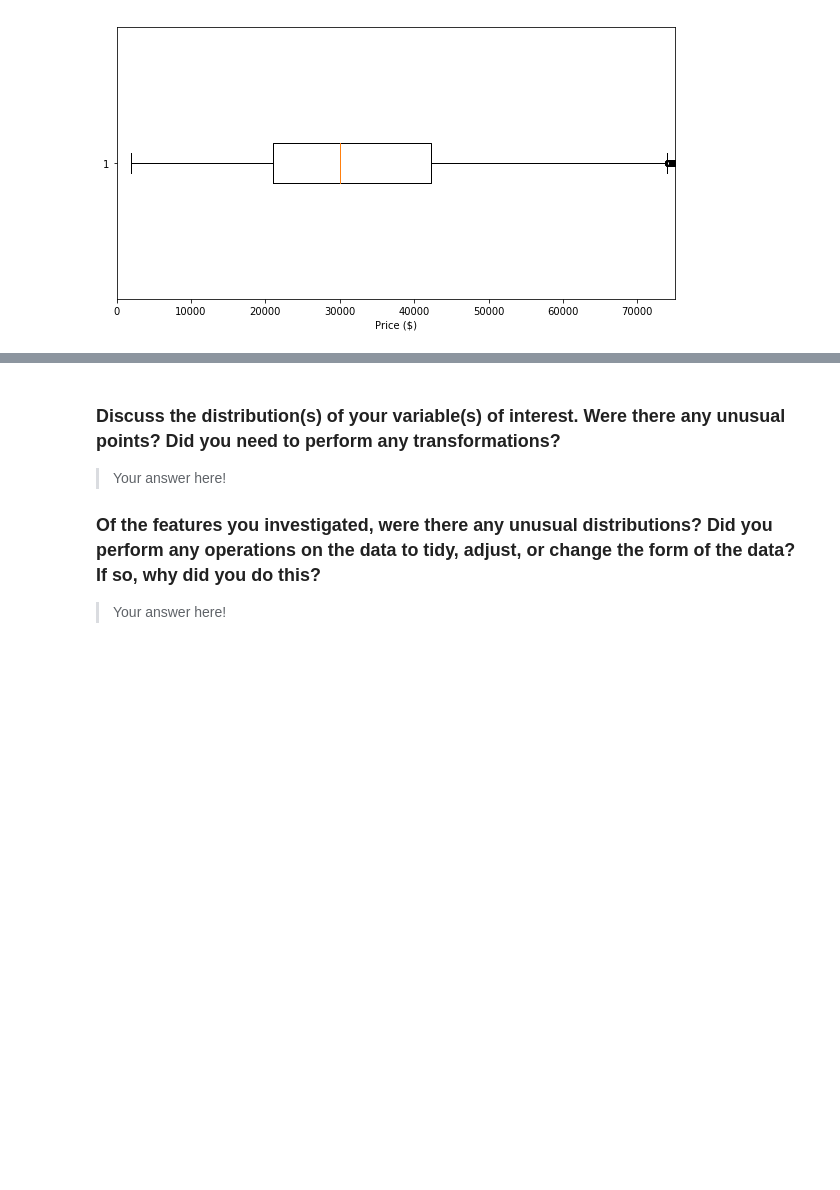
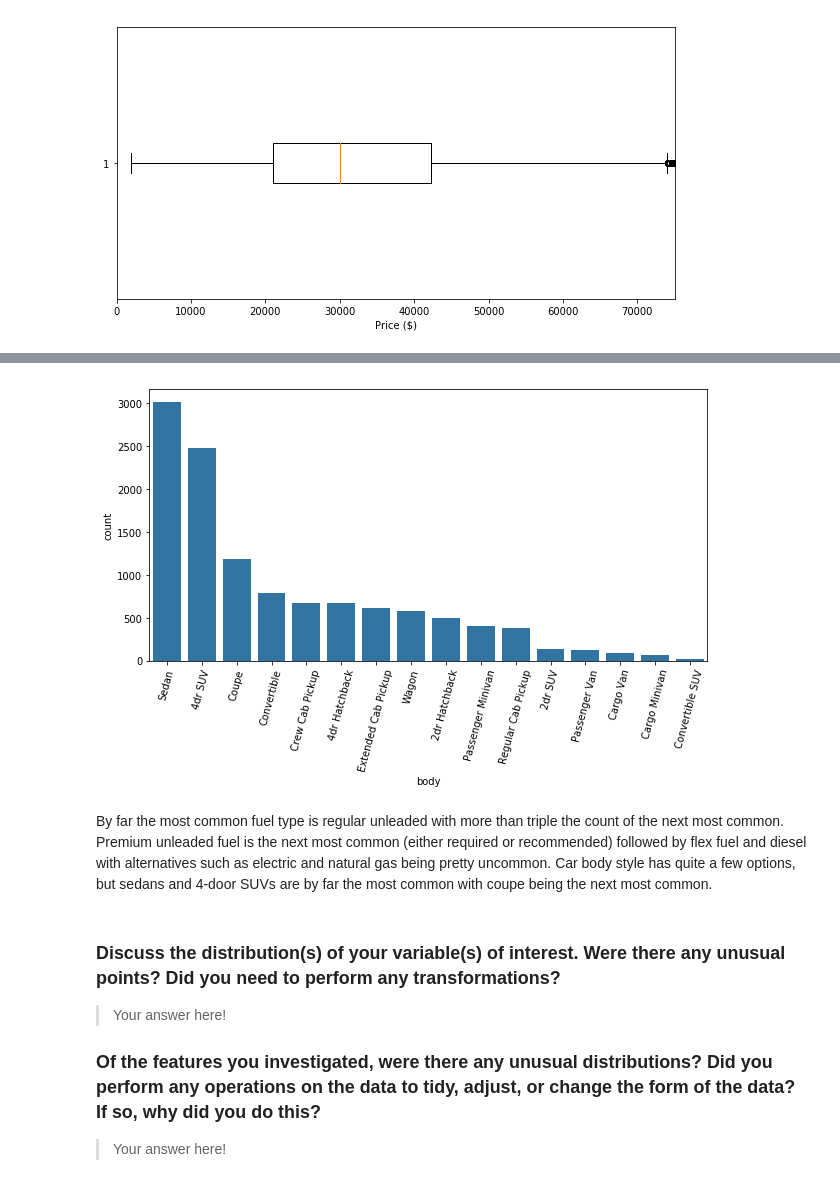
Before and after one commit to Rob-Bruton/Car-Features, a Jupyter notebook: car_exploration.ipynb, the cells around one changed output, grey strips where cells are left out. Cells and saved outputs as stored; diff of their text form; code cells hidden in the pictures; blank space fills up the shorter version.

```diff
--- a/car_exploration.ipynb
+++ b/car_exploration.ipynb
@@ -153,3 +211,14 @@ The median of the price is around 30,000, with half of the data lying between ab
+# %%
+# Bar plot of body styles
+
+plt.figure(figsize=[10, 5])
+default_color = sb.color_palette()[0]
+sb.countplot(data = cars, x = 'body', color = default_color, order = cars.body.value_counts().index)
+plt.xticks(rotation=75);
+# %% [output]
+[figure, added]
+# %% [markdown]
+By far the most common fuel type is regular unleaded with more than triple the count of the next most common. Premium unleaded fuel is the next most common (either required or recommended) followed by flex fuel and diesel with alternatives such as electric and natural gas being pretty uncommon. Car body style has quite a few options, but sedans and 4-door SUVs are by far the most common with coupe being the next most common.
 # %% [markdown]
 ### Discuss the distribution(s) of your variable(s) of interest. Were there any unusual points? Did you need to perform any transformations?
 
```
Also changed, not shown: parts of 8 cells of this notebook.
